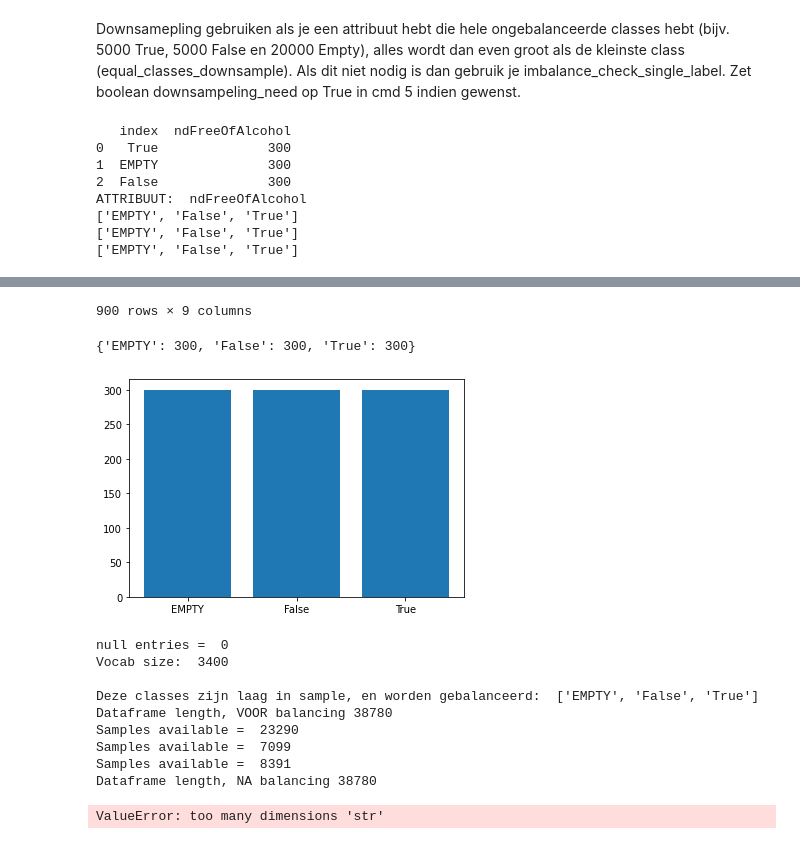
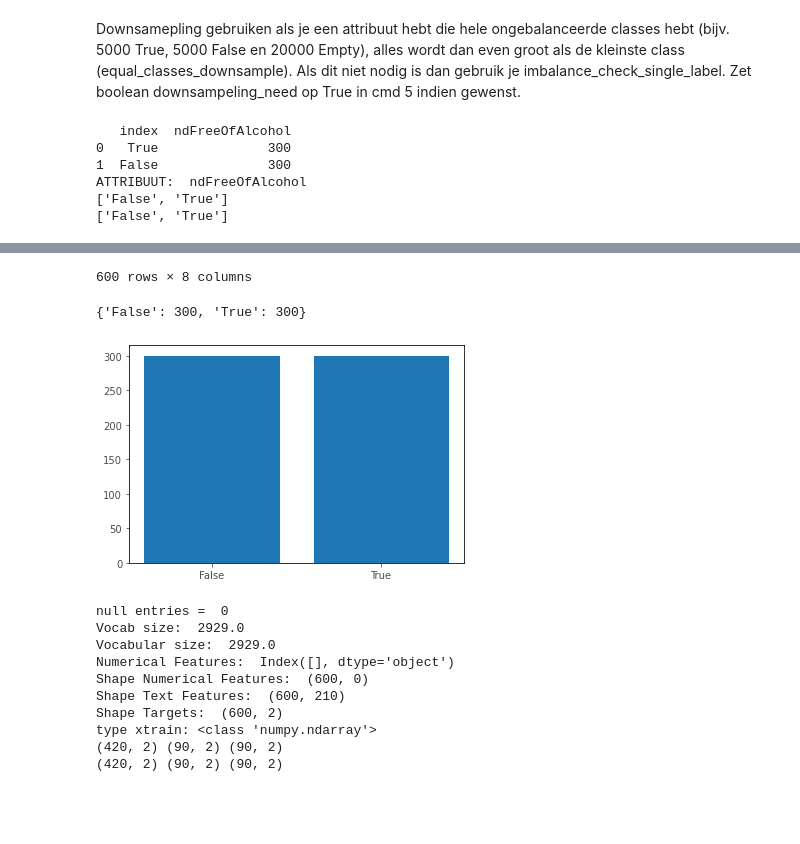
Before and after one commit to MarcB77/Master_Thesis_AI_example, a Jupyter notebook: Artificial_neural_networks/Train_Multi_Single.ipynb, the cells around one changed output, grey strips where cells are left out. Saved outputs shown, nothing was run; the diff lists cells and outputs as text; code cells hidden in the pictures; blank space fills up the shorter version.

```diff
--- a/Artificial_neural_networks/Train_Multi_Single.ipynb
+++ b/Artificial_neural_networks/Train_Multi_Single.ipynb
@@ -10,8 +10,8 @@
 ATTRIBUUT = "ndFreeOfAlcohol" # Select your target attribut
 numerieke_features = []# not used for FreeOfAlcohol
 
-SAVE_MODEL = True #True # Wil je een oud model overschrijven met een nieuwe?
-EPOCHS = 100
+SAVE_MODEL = False #True # Wil je een oud model overschrijven met een nieuwe?
+EPOCHS = 500
 
 Classes_threshold = 11
 Overig_threshold = 200 # Class beneden deze threshold, zal worden toegevoegd aan class: 'overig'
@@ -21,7 +21,7 @@ Upsample_size_VAL = 1000
 Upsample_size_TEST = 1000
 
 balance_threshold_single_label = 100
-upsample_single_label = 5000
+upsample_single_label = 0
 
 downsampeling_needed = False
 # %% [markdown]
@@ -30,15 +30,18 @@ downsampeling_needed = False
 Downsamepling gebruiken als je een attribuut hebt die hele ongebalanceerde classes hebt (bijv. 5000 True, 5000 False en 20000 Empty), alles wordt dan even groot als de kleinste class (equal_classes_downsample). Als dit niet nodig is dan gebruik je imbalance_check_single_label. Zet boolean downsampeling_need op True in cmd 5 indien gewenst.
 # %%
 # Formateer
-nd_controle = pd.read_csv('../dataset/NLP_processed.csv', sep=';')
-padded_sequences = nd_controle[['padded_seq_','gtin']]
+#nd_controle = pd.read_csv('../dataset/NLP_processed.csv', sep=';')
+nd_controle = pd.read_pickle('../dataset/NLP_processed_noEmpty.pkl')
+padded_sequences = nd_controle['padded_seq_'].tolist()
 
 nd_controle[ATTRIBUUT] = nd_controle[ATTRIBUUT].fillna('EMPTY')
 nd_controle = nd_controle.astype({ATTRIBUUT: str})
 DF_merged, multi_label_flag,classes_available = create_overige_class(nd_controle, ATTRIBUUT,Classes_threshold, Overig_threshold)
 
 #Prepare for trainimg
-DF_merged = pd.merge(DF_merged, padded_sequences, on="gtin")
+#DF_merged = pd.merge(DF_merged, padded_sequences, how="left")
+DF_merged['padded_seq_'] = padded_sequences
+#display(DF_merged)
 vocab_size = get_vocabulary_size(DF_merged)
 
 if multi_label_flag == True:
@@ -52,9 +55,7 @@ else:
 # %% [output]
    index  ndFreeOfAlcohol
 0   True              300
-1  EMPTY              300
-2  False              300
+1  False              300
 ATTRIBUUT:  ndFreeOfAlcohol
-['EMPTY', 'False', 'True']
-['EMPTY', 'False', 'True']
-['EMPTY', 'False', 'True']
+['False', 'True']
+['False', 'True']
@@ -73,16 +74,16 @@ ATTRIBUUT:  ndFreeOfAlcohol
-900 rows × 9 columns
+600 rows × 8 columns
-{'EMPTY': 300, 'False': 300, 'True': 300}
+{'False': 300, 'True': 300}
-[figure, old version]
+[figure, new version]
 null entries =  0
-Vocab size:  3400
-
-Deze classes zijn laag in sample, en worden gebalanceerd:  ['EMPTY', 'False', 'True']
-Dataframe length, VOOR balancing 38780
-Samples available =  23290
-Samples available =  7099
-Samples available =  8391
-Dataframe length, NA balancing 38780
+Vocab size:  2929.0
+Vocabular size:  2929.0
+Numerical Features:  Index([], dtype='object')
+Shape Numerical Features:  (600, 0)
+Shape Text Features:  (600, 210)
+Shape Targets:  (600, 2)
+type xtrain: <class 'numpy.ndarray'>
+(420, 2) (90, 2) (90, 2)
+(420, 2) (90, 2) (90, 2)
-ValueError: too many dimensions 'str'
 # %%
 if multi_label_flag == True:
     classes = DF_merged['overig'].value_counts().index.tolist() # haal [0,1] en [1,0] als class eruit
```
Also changed, not shown: parts of 3 cells of this notebook.
